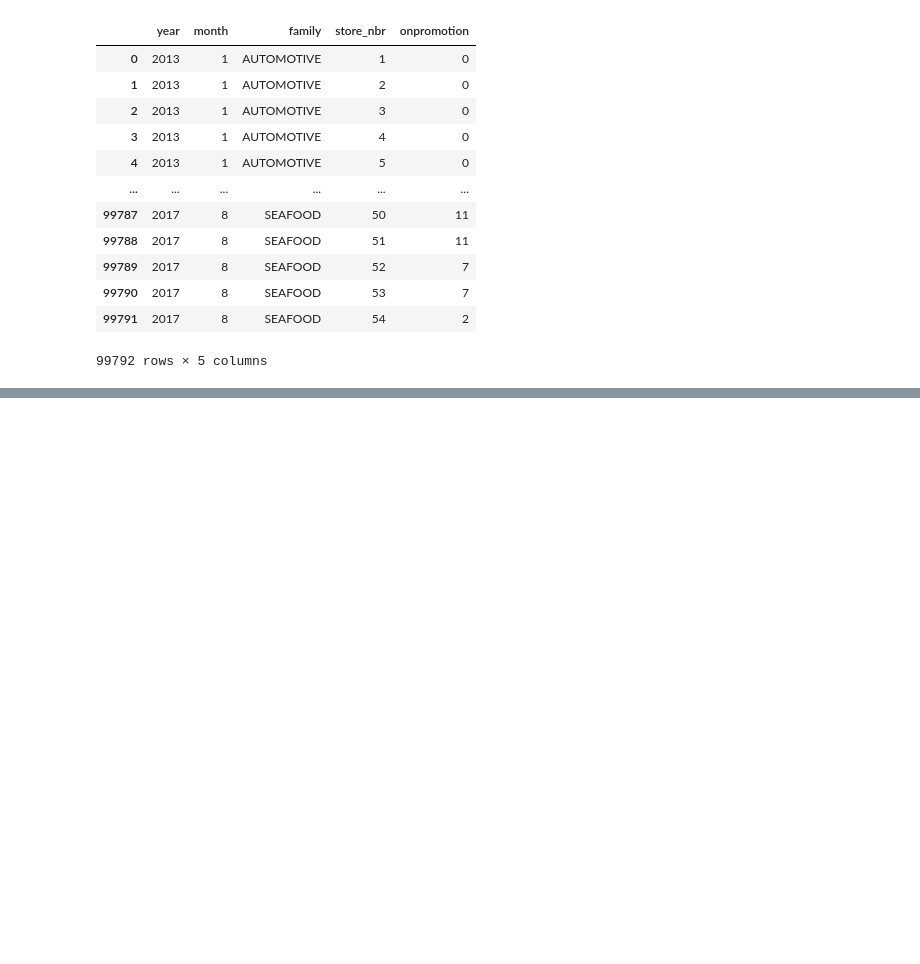
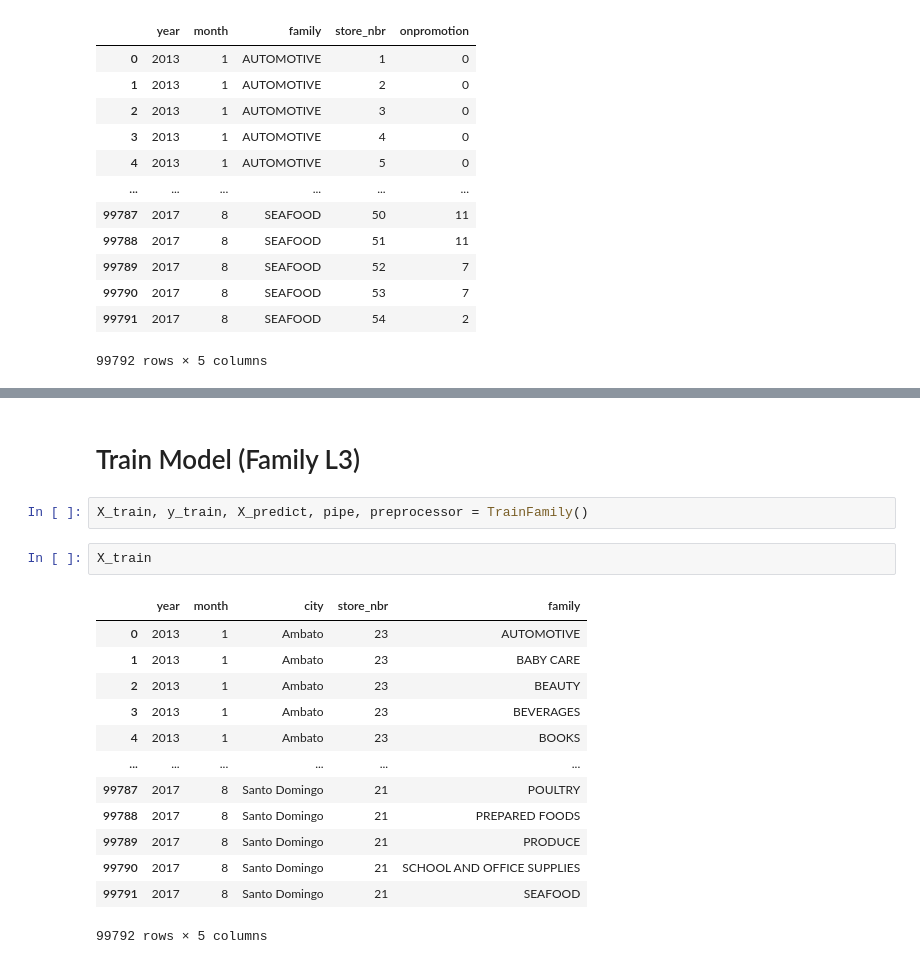
Before and after one commit to mrdaraujo/business_case_869, a Jupyter notebook: notebooks/victor_package_tests.ipynb, the cells around one changed output, grey strips where cells are left out. Drawn from its saved outputs; the diff is of its cells as text; blank space fills up the shorter version.

```diff
--- a/notebooks/victor_package_tests.ipynb
+++ b/notebooks/victor_package_tests.ipynb
@@ -91,0 +259,20 @@ pipe.predict(X_predict)[0]
+# %% [markdown]
+# Train Model (Family L3)
+# %%
+X_train, y_train, X_predict, pipe, preprocessor = TrainFamily()
+# %%
+X_train
+# %% [output]
+|  | year | month | city | store_nbr | family |
+| 0 | 2013 | 1 | Ambato | 23 | AUTOMOTIVE |
+| 1 | 2013 | 1 | Ambato | 23 | BABY CARE |
+| 2 | 2013 | 1 | Ambato | 23 | BEAUTY |
+| 3 | 2013 | 1 | Ambato | 23 | BEVERAGES |
+| 4 | 2013 | 1 | Ambato | 23 | BOOKS |
+| ... | ... | ... | ... | ... | ... |
+| 99787 | 2017 | 8 | Santo Domingo | 21 | POULTRY |
+| 99788 | 2017 | 8 | Santo Domingo | 21 | PREPARED FOODS |
+| 99789 | 2017 | 8 | Santo Domingo | 21 | PRODUCE |
+| 99790 | 2017 | 8 | Santo Domingo | 21 | SCHOOL AND OFFICE SUPPLIES |
+| 99791 | 2017 | 8 | Santo Domingo | 21 | SEAFOOD |
+99792 rows × 5 columns
```
Also changed, not shown: parts of 42 cells of this notebook, 10 other files.
